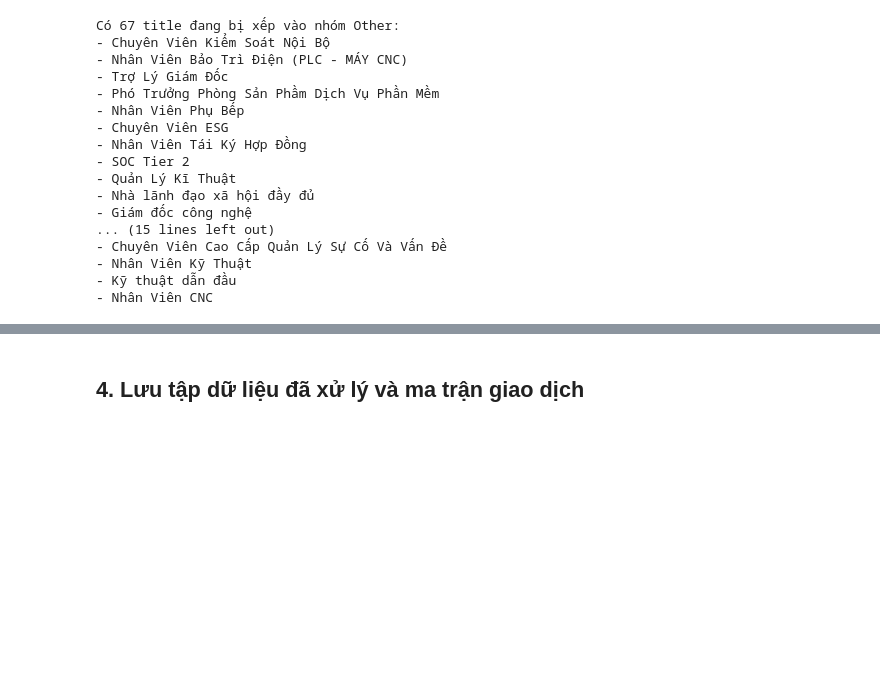
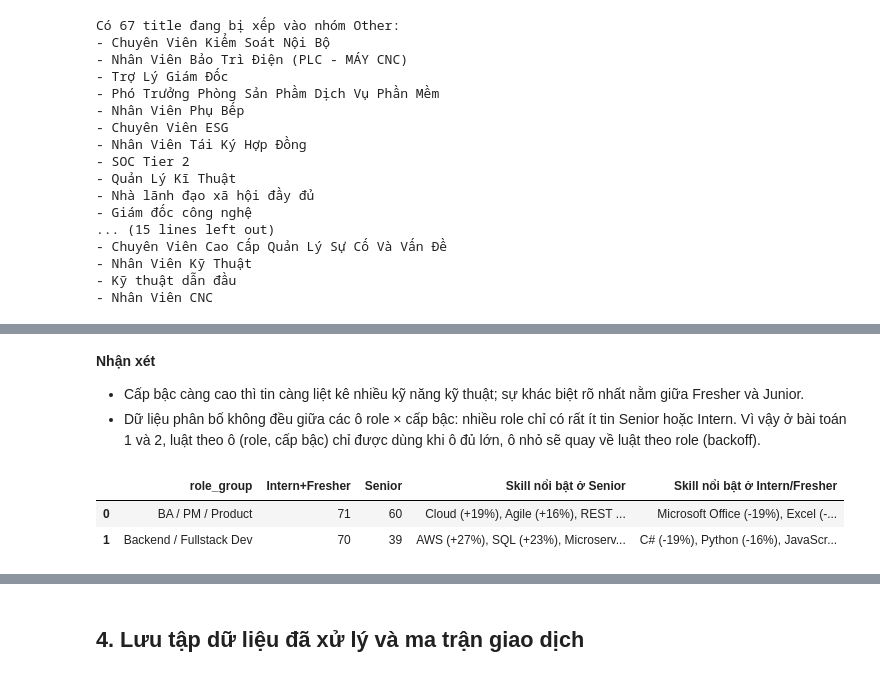
Before and after one commit to buihuuthien/skill-recommendation-using-association-rules, a Jupyter notebook: notebooks/EDA_and_Preprocessing.ipynb, the cells around one changed output, grey strips where cells are left out. Cells and saved outputs as stored; diff of their text form; code cells hidden in the pictures; blank space fills up the shorter version.

```diff
--- a/notebooks/EDA_and_Preprocessing.ipynb
+++ b/notebooks/EDA_and_Preprocessing.ipynb
@@ -760,0 +823,12 @@ transaction_df = pd.DataFrame(te_ary, columns=te.columns_)
+# %%
+df_known = df[df["role_group"] != "Other"].copy()
+df_known["n_skills"] = df_known["skills_final"].map(len)
+
+print("=== Phân bố cấp bậc (đã bỏ Other) ===")
+print(df_known["exp_level"].value_counts().reindex(EXP_LEVELS + ["Unknown"]).dropna().astype(int))
+
+print("\n=== Số role x cấp bậc ===")
+print(pd.crosstab(df_known["role_group"], df_known["exp_level"]).reindex(columns=EXP_LEVELS, fill_value=0))
+
+print("\n=== Số skill trung bình mỗi tin theo cấp bậc ===")
+print(df_known.groupby("exp_level")["n_skills"].mean().reindex(EXP_LEVELS).round(2))
@@ -760,0 +853,29 @@ transaction_df = pd.DataFrame(te_ary, columns=te.columns_)
+# %% [markdown]
+**Nhận xét**
+
+- Cấp bậc càng cao thì tin càng liệt kê nhiều kỹ năng kỹ thuật; sự khác biệt rõ nhất nằm giữa Fresher và Junior.
+- Dữ liệu phân bố không đều giữa các ô role × cấp bậc: nhiều role chỉ có rất ít tin Senior hoặc Intern. Vì vậy ở bài toán 1 và 2, luật theo ô (role, cấp bậc) chỉ được dùng khi ô đủ lớn, ô nhỏ sẽ quay về luật theo role (backoff).
+# %%
+# Trong cùng một role, kỹ năng nào nổi bật hơn ở Senior so với Intern/Fresher? (chỉ xét role đủ dữ liệu)
+from collections import Counter
+
+base = df_known[df_known["skills_final"].map(bool)]
+rows = []
+for role, g in base.groupby("role_group"):
+    low = g[g["exp_level"].isin(["Intern", "Fresher"])]
+    high = g[g["exp_level"] == "Senior"]
+    if len(low) < 20 or len(high) < 20:
+        continue
+    c_low = Counter(s for l in low["skills_final"] for s in l)
+    c_high = Counter(s for l in high["skills_final"] for s in l)
+    diff = {s: c_high[s] / len(high) - c_low[s] / len(low)
+            for s in set(c_low) | set(c_high) if c_low[s] + c_high[s] >= 10}
+    ranked = sorted(diff.items(), key=lambda kv: kv[1])
+    rows.append({"role_group": role, "Intern+Fresher": len(low), "Senior": len(high),
+                 "Skill nổi bật ở Senior": ", ".join(f"{s} ({v:+.0%})" for s, v in ranked[::-1][:3]),
+                 "Skill nổi bật ở Intern/Fresher": ", ".join(f"{s} ({v:+.0%})" for s, v in ranked[:3])})
+pd.DataFrame(rows)
+# %% [output]
+|  | role_group | Intern+Fresher | Senior | Skill nổi bật ở Senior | Skill nổi bật ở Intern/Fresher |
+| 0 | BA / PM / Product | 71 | 60 | Cloud (+19%), Agile (+16%), REST ... | Microsoft Office (-19%), Excel (-... |
+| 1 | Backend / Fullstack Dev | 70 | 39 | AWS (+27%), SQL (+23%), Microserv... | C# (-19%), Python (-16%), JavaScr... |
```
Also changed, not shown: parts of 9 cells of this notebook.
